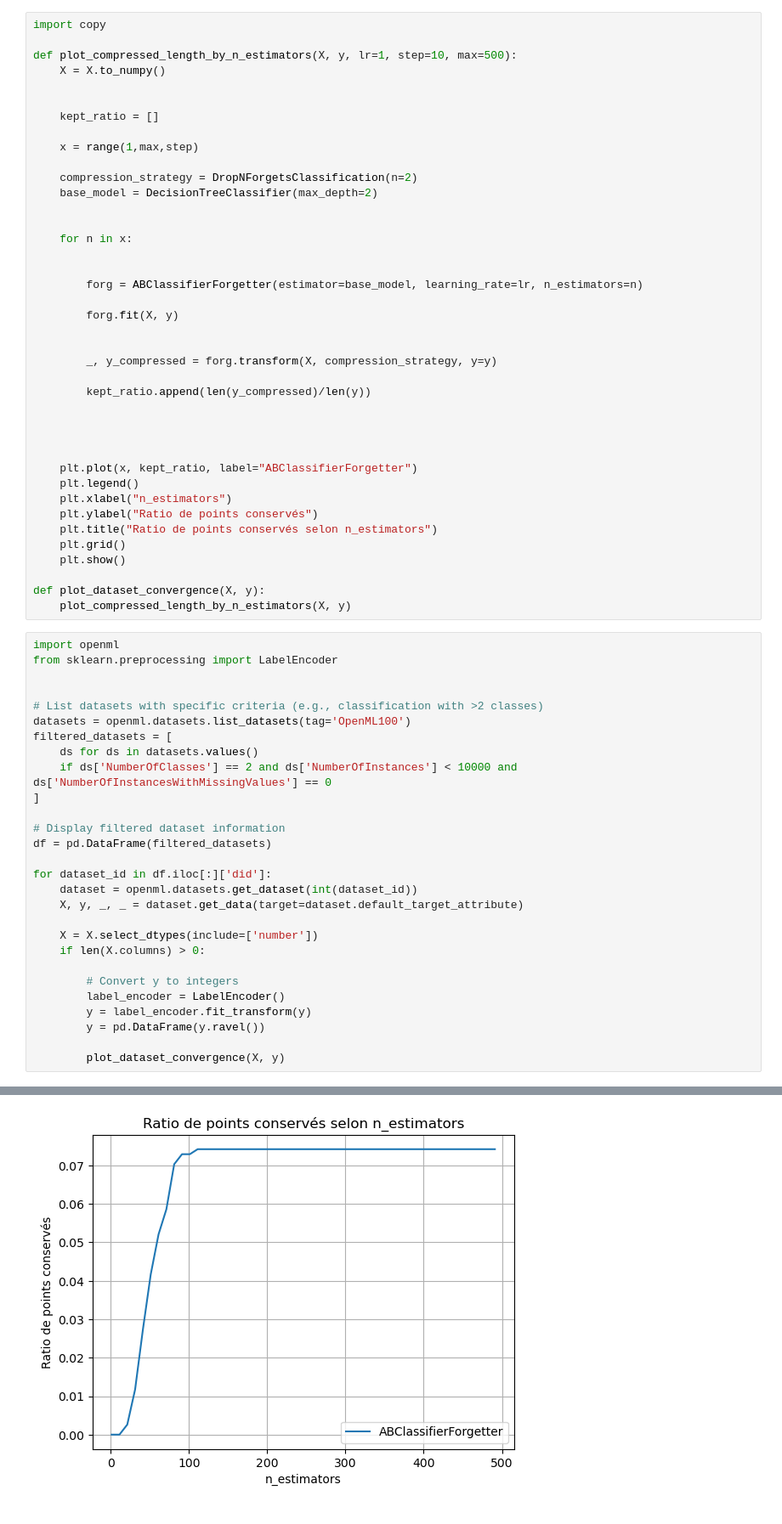
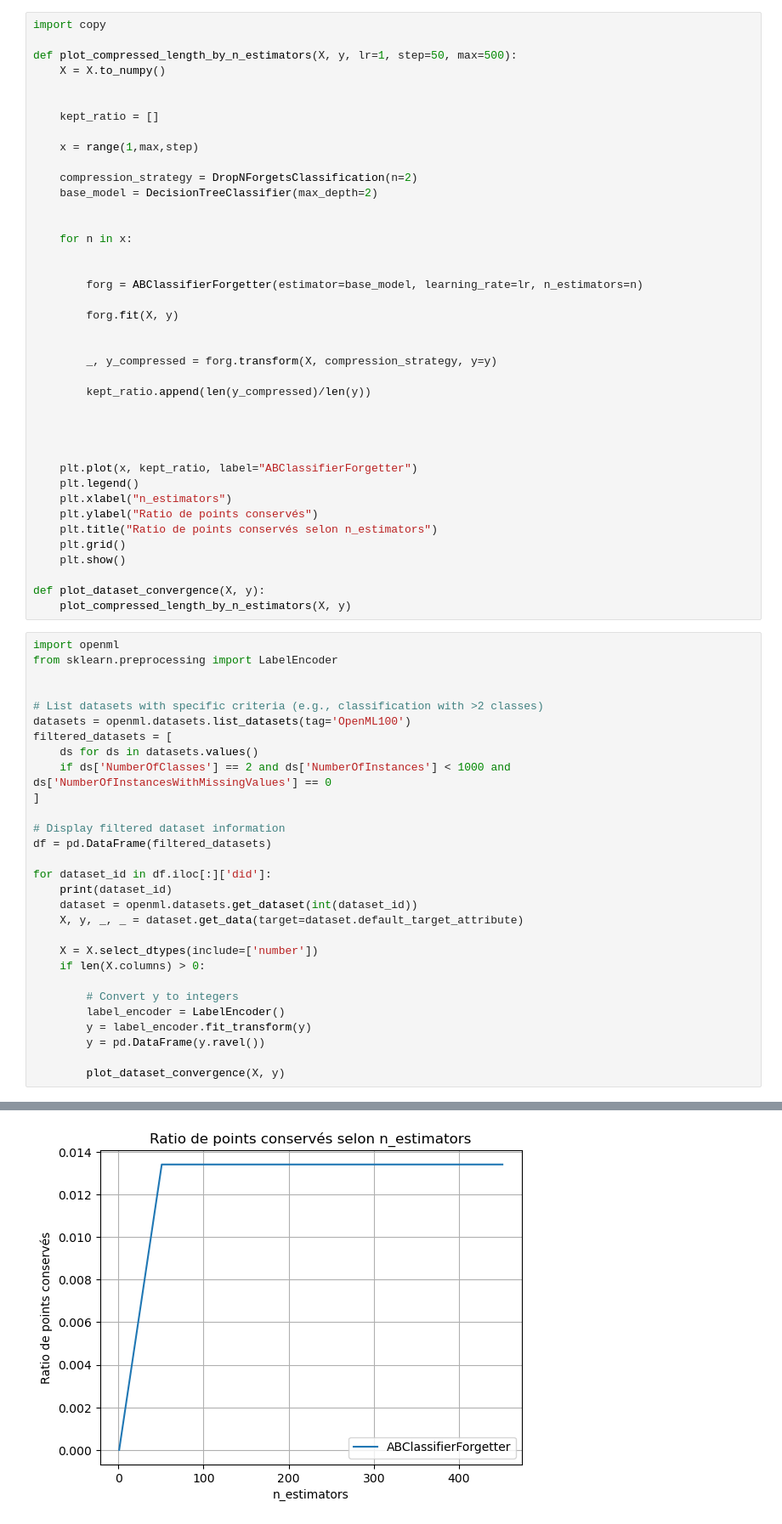
Before and after one commit to AntoineJeans/Treecore, a Jupyter notebook: test_forgetters_on_datasets.ipynb, the cells around one changed output, grey strips where cells are left out. Shown: that part at 85% size. Drawn from its saved outputs; the diff is of its cells as text.

Commit message:
testing forgetters on more complex datasets + 3D frequency tables

```diff
--- a/test_forgetters_on_datasets.ipynb
+++ b/test_forgetters_on_datasets.ipynb
@@ -26,7 +26,7 @@ from DatasetLoader import DatasetLoader
 # %%
 import copy
 
-def plot_compressed_length_by_n_estimators(X, y, lr=1, step=10, max=500):
+def plot_compressed_length_by_n_estimators(X, y, lr=1, step=50, max=500):
     X = X.to_numpy()
 
 
@@ -72,13 +72,14 @@ from sklearn.preprocessing import LabelEncoder
 datasets = openml.datasets.list_datasets(tag='OpenML100')
 filtered_datasets = [
     ds for ds in datasets.values()
-    if ds['NumberOfClasses'] == 2 and ds['NumberOfInstances'] < 10000 and  ds['NumberOfInstancesWithMissingValues'] == 0
+    if ds['NumberOfClasses'] == 2 and ds['NumberOfInstances'] < 1000 and  ds['NumberOfInstancesWithMissingValues'] == 0
 ]
 
 # Display filtered dataset information
 df = pd.DataFrame(filtered_datasets)
 
 for dataset_id in df.iloc[:]['did']:
+    print(dataset_id)
     dataset = openml.datasets.get_dataset(int(dataset_id))
     X, y, _, _ = dataset.get_data(target=dataset.default_target_attribute)
 
@@ -97 +105 @@ for dataset_id in df.iloc[:]['did']:
-[figure, old version]
+[figure, new version]
```
Also changed, not shown: parts of 1 cell of this notebook, 6 other files.
